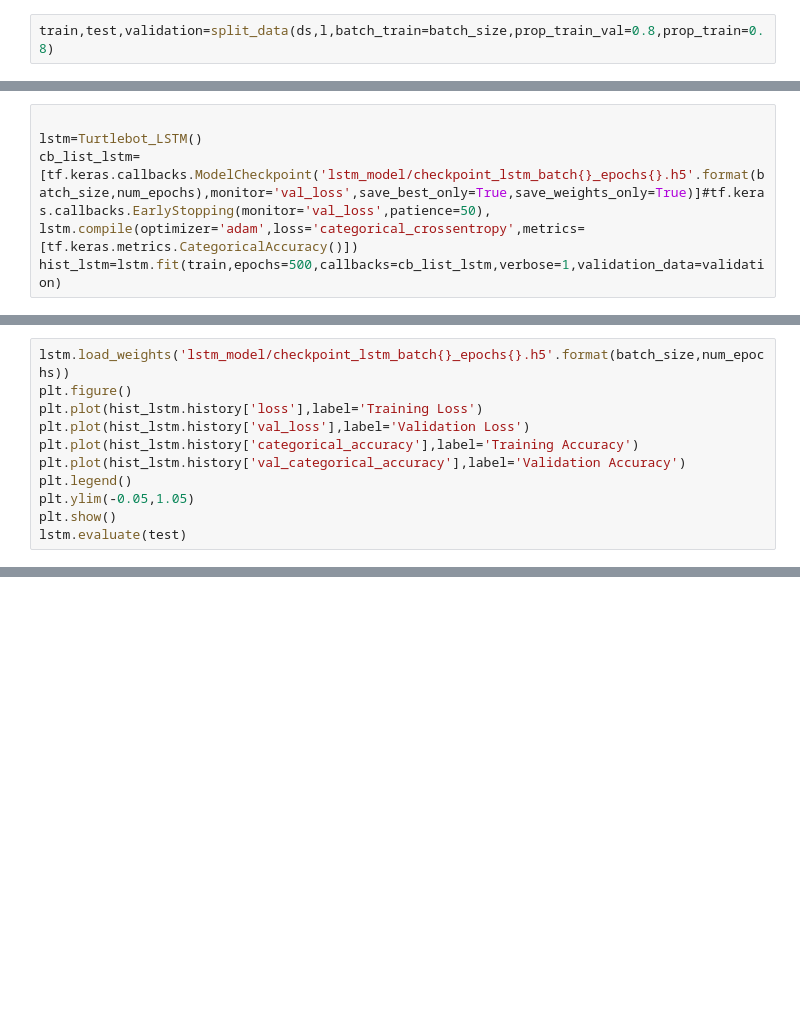
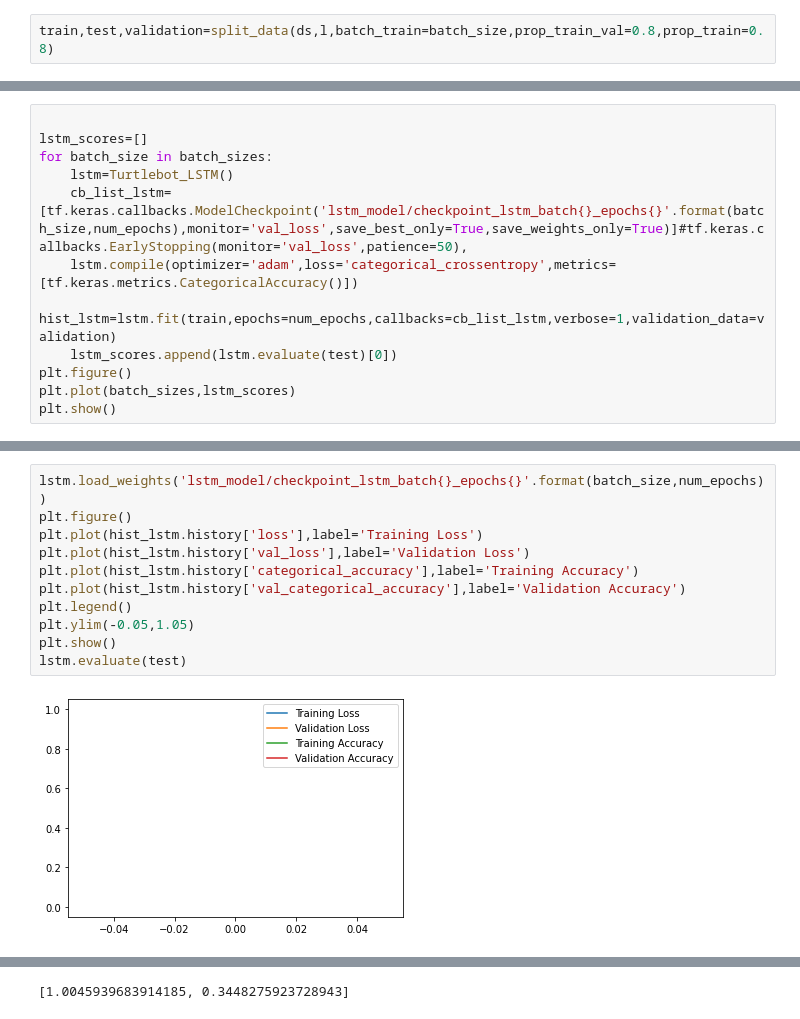
Before and after one commit to LouisHernandez17/model_cnn, a Jupyter notebook: model_test.ipynb, the cells around one changed output, grey strips where cells are left out. Cells and saved outputs as stored; diff of their text form; blank space fills up the shorter version.

```diff
--- a/model_test.ipynb
+++ b/model_test.ipynb
@@ -32,6 +86,12 @@ inc.evaluate(test)
 # %%
 
-lstm=Turtlebot_LSTM()
-cb_list_lstm=[tf.keras.callbacks.ModelCheckpoint('lstm_model/checkpoint_lstm_batch{}_epochs{}.h5'.format(batch_size,num_epochs),monitor='val_loss',save_best_only=True,save_weights_only=True)]#tf.keras.callbacks.EarlyStopping(monitor='val_loss',patience=50),
-lstm.compile(optimizer='adam',loss='categorical_crossentropy',metrics=[tf.keras.metrics.CategoricalAccuracy()])
-hist_lstm=lstm.fit(train,epochs=500,callbacks=cb_list_lstm,verbose=1,validation_data=validation)
+lstm_scores=[]
+for batch_size in batch_sizes:
+    lstm=Turtlebot_LSTM()
+    cb_list_lstm=[tf.keras.callbacks.ModelCheckpoint('lstm_model/checkpoint_lstm_batch{}_epochs{}'.format(batch_size,num_epochs),monitor='val_loss',save_best_only=True,save_weights_only=True)]#tf.keras.callbacks.EarlyStopping(monitor='val_loss',patience=50),
+    lstm.compile(optimizer='adam',loss='categorical_crossentropy',metrics=[tf.keras.metrics.CategoricalAccuracy()])
+    hist_lstm=lstm.fit(train,epochs=num_epochs,callbacks=cb_list_lstm,verbose=1,validation_data=validation)
+    lstm_scores.append(lstm.evaluate(test)[0])
+plt.figure()
+plt.plot(batch_sizes,lstm_scores)
+plt.show()
@@ -38,11 +104,13 @@ hist_lstm=lstm.fit(train,epochs=500,callbacks=cb_list_lstm,verbose=1,validation_
 # %%
-lstm.load_weights('lstm_model/checkpoint_lstm_batch{}_epochs{}.h5'.format(batch_size,num_epochs))
+lstm.load_weights('lstm_model/checkpoint_lstm_batch{}_epochs{}'.format(batch_size,num_epochs))
 plt.figure()
 plt.plot(hist_lstm.history['loss'],label='Training Loss')
 plt.plot(hist_lstm.history['val_loss'],label='Validation Loss')
 plt.plot(hist_lstm.history['categorical_accuracy'],label='Training Accuracy')
 plt.plot(hist_lstm.history['val_categorical_accuracy'],label='Validation Accuracy')
 plt.legend()
 plt.ylim(-0.05,1.05)
 plt.show()
 lstm.evaluate(test)
+# %% [output]
+[figure, added]
@@ -49 +118,2 @@ lstm.evaluate(test)
+[1.0045939683914185, 0.3448275923728943]
 # %%
```
Also changed, not shown: parts of 8 cells of this notebook, 51 other files.
